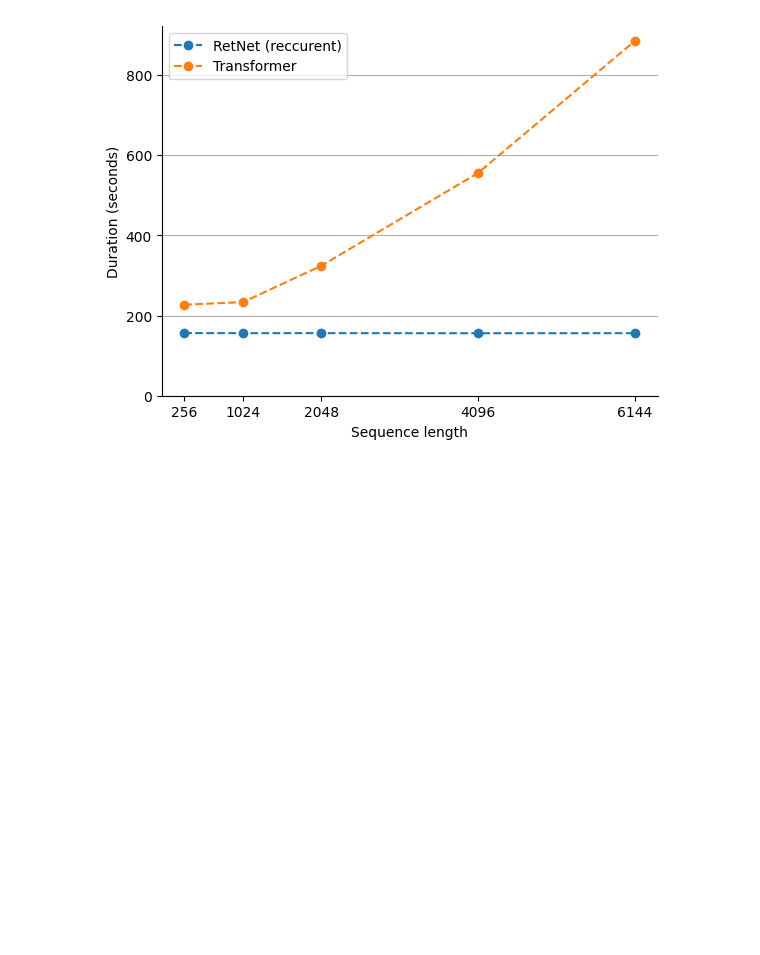
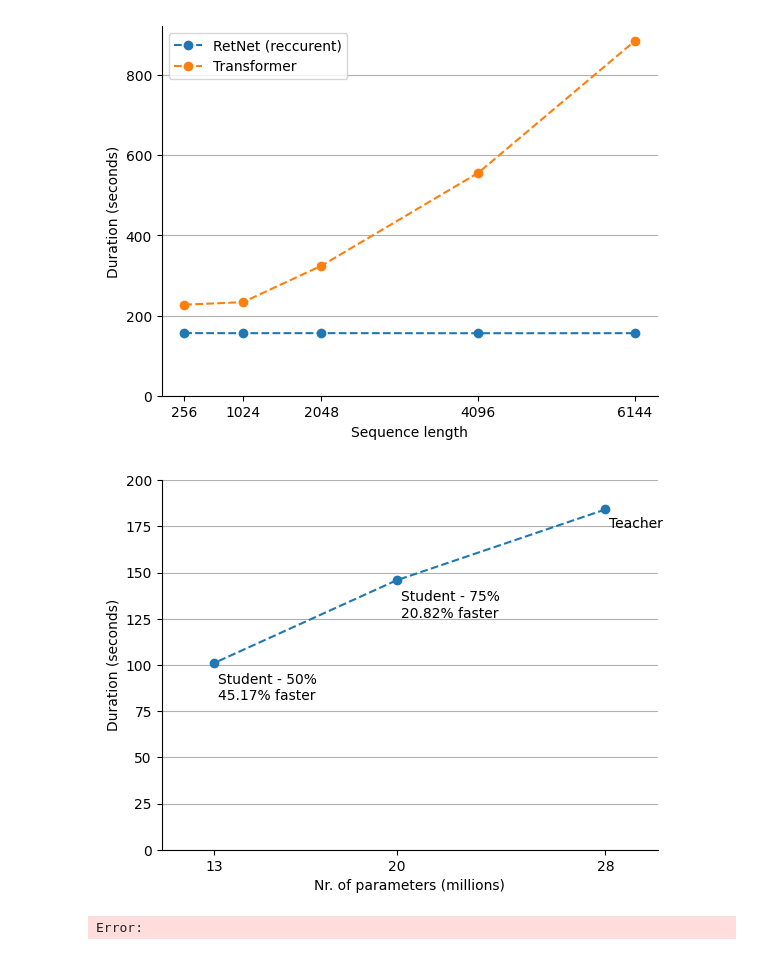
Before and after one commit to Lukevanl/MSc-Thesis---Efficient-LLMs, a Jupyter notebook: code/nanoGPT/scaling_plots.ipynb, the cells around one changed output. Drawn from its saved outputs; the diff is of its cells as text; code cells hidden in the pictures; blank space fills up the shorter version.

```diff
--- a/code/nanoGPT/scaling_plots.ipynb
+++ b/code/nanoGPT/scaling_plots.ipynb
@@ -45,3 +45,25 @@ plt.xticks(block_sizes)
   Text(4096, 0, '4096'),
   Text(6144, 0, '6144')])
 [figure]
+# %%
+block_sizes = [28, 20, 13]
+times= [184.14, 145.80, 100.96]
+text_labels = ["Teacher", "Student - 75% \n20.82% faster", "Student - 50% \n45.17% faster"]
+plt.plot(block_sizes, times, linestyle='--', marker='o')
+plt.xlabel('Nr. of parameters (millions)')
+plt.ylabel('Duration (seconds)')
+plt.ylim(ymin=0, ymax=200)
+plt.xlim(xmin=11, xmax=30)
+plt.title('')
+#plt.spines[['right', 'top']].set_visible(False)
+plt.grid(axis='y')
+plt.xticks(block_sizes)
+
+for i, txt in enumerate(text_labels):
+    if i == 0:
+        plt.annotate(txt, (block_sizes[i] + 0.15, times[i] - 10))
+    else:
+        plt.annotate(txt, (block_sizes[i] + 0.15, times[i] - 20))
+# %% [output]
+[figure, added]
+Error:
```
Also changed, not shown: 3 other files.
